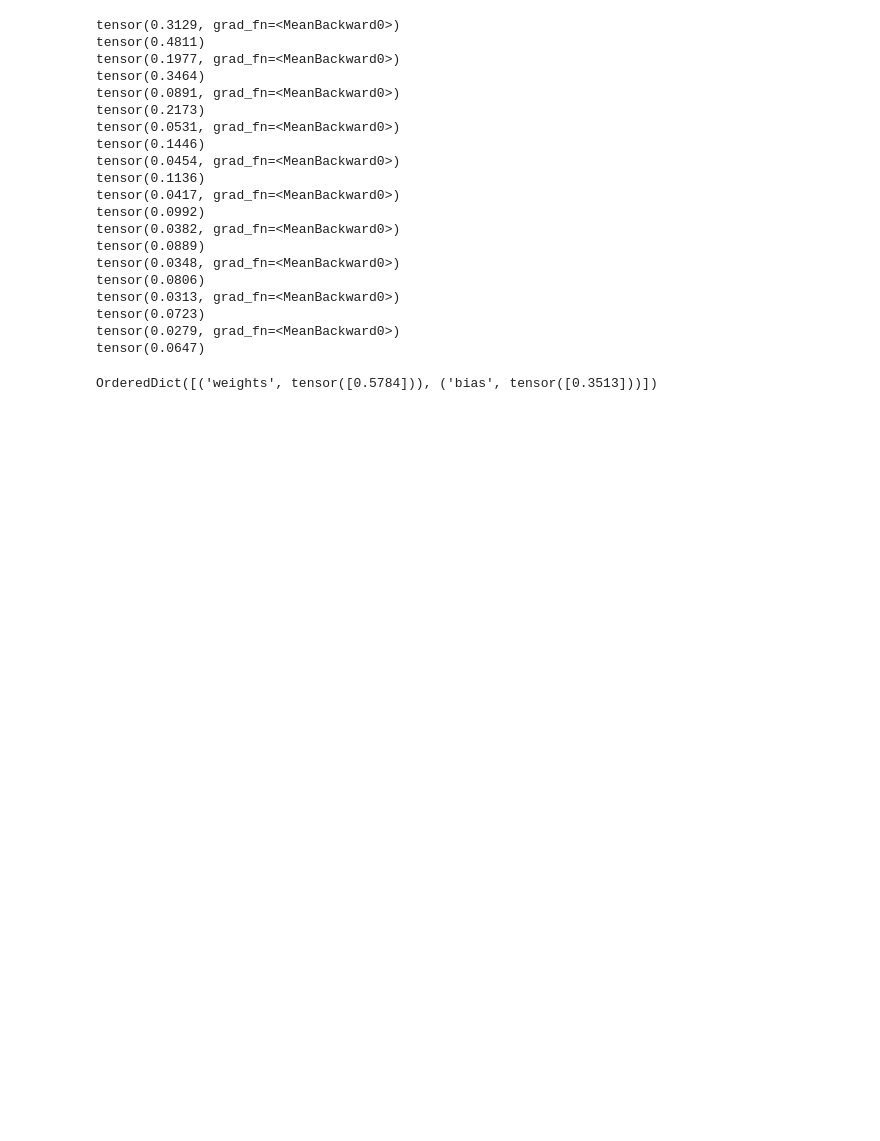
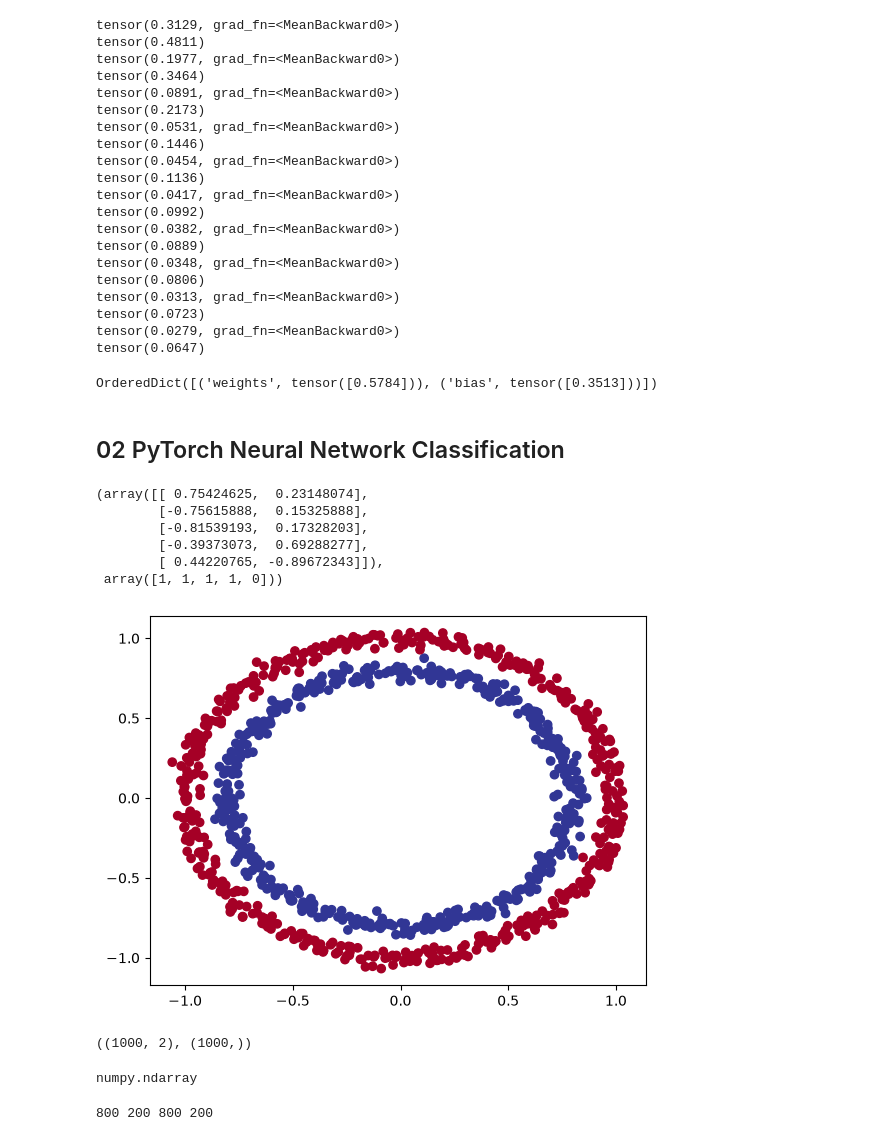
Before and after one commit to sajjad-qavami/pytorch-neural-network-practice, a Jupyter notebook: pytorch_test.ipynb, the cells around one changed output. Drawn from its saved outputs; the diff is of its cells as text; code cells hidden in the pictures; blank space fills up the shorter version.

Commit message:
Complete PyTorch workflow exercise 01

```diff
--- a/pytorch_test.ipynb
+++ b/pytorch_test.ipynb
@@ -286,3 +286,38 @@ tensor(0.0647)
 model_0.state_dict()
 # %% [output]
 OrderedDict([('weights', tensor([0.5784])), ('bias', tensor([0.3513]))])
+# %% [markdown]
+## 02 PyTorch Neural Network Classification
+# %%
+from sklearn.datasets import make_circles
+import matplotlib.pyplot as plt
+from sklearn.model_selection import train_test_split
+
+n_samples = 1000
+
+X, y = make_circles(n_samples,
+                    noise=0.03,
+                    random_state=42)
+X[:5], y[:5]
+# %% [output]
+(array([[ 0.75424625,  0.23148074],
+        [-0.75615888,  0.15325888],
+        [-0.81539193,  0.17328203],
+        [-0.39373073,  0.69288277],
+        [ 0.44220765, -0.89672343]]),
+ array([1, 1, 1, 1, 0]))
+# %%
+plt.scatter(x=X[:, 0],
+            y=X[:, 1],
+            c=y,
+            cmap=plt.cm.RdYlBu);
+# %% [output]
+[figure, added]
+# %%
+X.shape, y.shape
+# %% [output]
+((1000, 2), (1000,))
+# %%
+type(X)
+# %% [output]
+numpy.ndarray
@@ -288,0 +327,9 @@ OrderedDict([('weights', tensor([0.5784])), ('bias', tensor([0.3513]))])
+# %%
+X_train, X_test, y_train, y_test = train_test_split(X,
+                                                    y,
+                                                    test_size=0.2,
+                                                    random_state=42,
+                                                    )
+print(len(X_train), len(X_test), len(y_train), len(y_test))
+# %% [output]
+800 200 800 200
```
Also changed, not shown: parts of 3 cells of this notebook, 1 other file.
